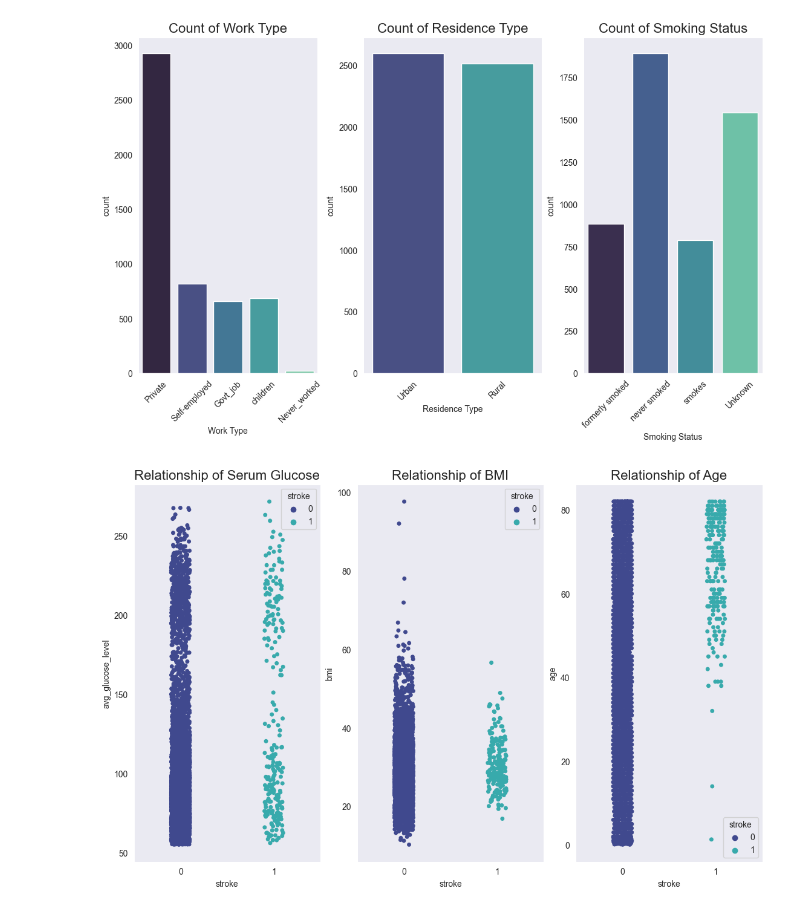
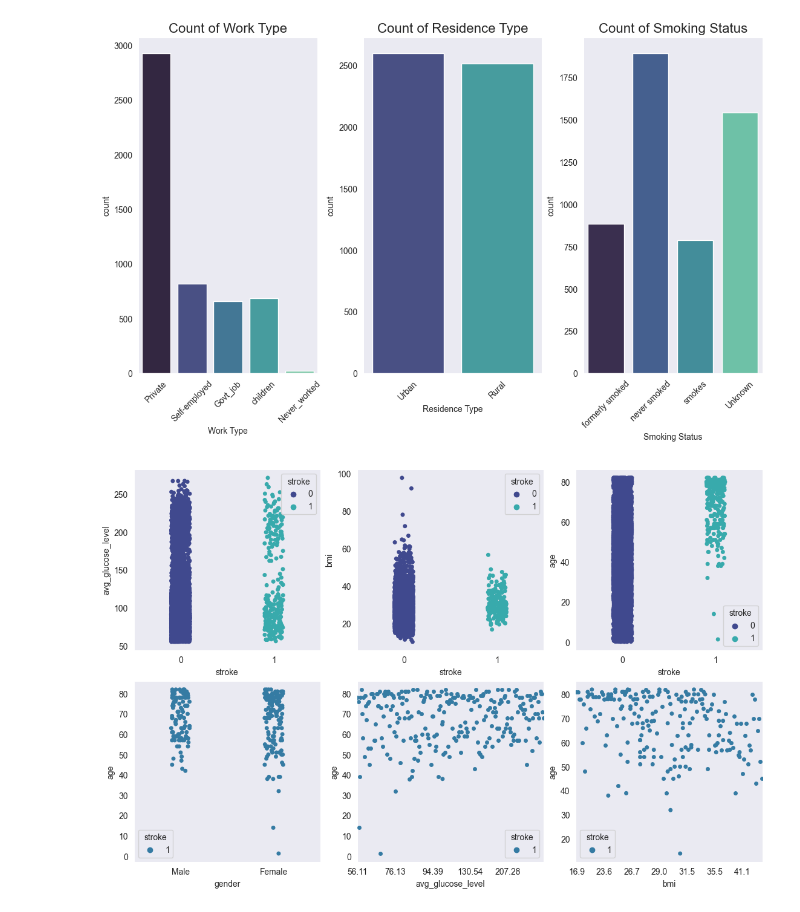
Before and after one commit to mfranco1/stroke_eda, a Jupyter notebook: medinfo220_basic_stroke_eda.ipynb, the cells around one changed output. Drawn from its saved outputs; the diff is of its cells as text; code cells hidden in the pictures.

```diff
--- a/medinfo220_basic_stroke_eda.ipynb
+++ b/medinfo220_basic_stroke_eda.ipynb
@@ -82,15 +82,23 @@ plt.show()
 # %% [output]
 [figure]
 # %%
-def plot_strip(x, y, hue, title="", ax=None):
-    sns.stripplot(x=x, y=y, hue=hue, palette="mako", data=df, ax=ax)
-    ax.set_title(f"Relationship of {title}", fontsize=16)
+def strip_plot(x, y, hue, data=None, ax=None):
+    plot_ = sns.stripplot(x=x, y=y, hue=hue, palette="mako", data=data, ax=ax)
+    if len(ax.get_xticklabels()) > 10:
+        ax.xaxis.set_major_locator(plt.AutoLocator())
 
-fig, axes = plt.subplots(1, 3, figsize=(11,7), constrained_layout=True)
-plot_strip(x="stroke", y="avg_glucose_level", hue="stroke", title="Serum Glucose", ax=axes[0])
-plot_strip(x="stroke", y="bmi", hue="stroke", title="BMI", ax=axes[1])
-plot_strip(x="stroke", y="age", hue="stroke", title="Age", ax=axes[2])
+fig, axes = plt.subplots(2, 3, figsize=(11,7), constrained_layout=True)
+for i, y in enumerate(("avg_glucose_level", "bmi", "age")):
+    strip_plot(x="stroke", y=y, hue="stroke", data=df, ax=axes[0][i])
+
+temp_df = df[df["stroke"] == 1]
+bmi_df = temp_df[temp_df["bmi"].notna()]
+for i, x in enumerate((
+    ("gender", temp_df), ("avg_glucose_level", temp_df), ("bmi", bmi_df)
+)):
+    strip_plot(x=x[0], y="age", hue="stroke", data=x[1], ax=axes[1][i])
+
 plt.show()
 # %% [output]
-[figure, old version]
+[figure, new version]
 # %%
```
Also changed, not shown: parts of 6 cells of this notebook, 1 other file.
